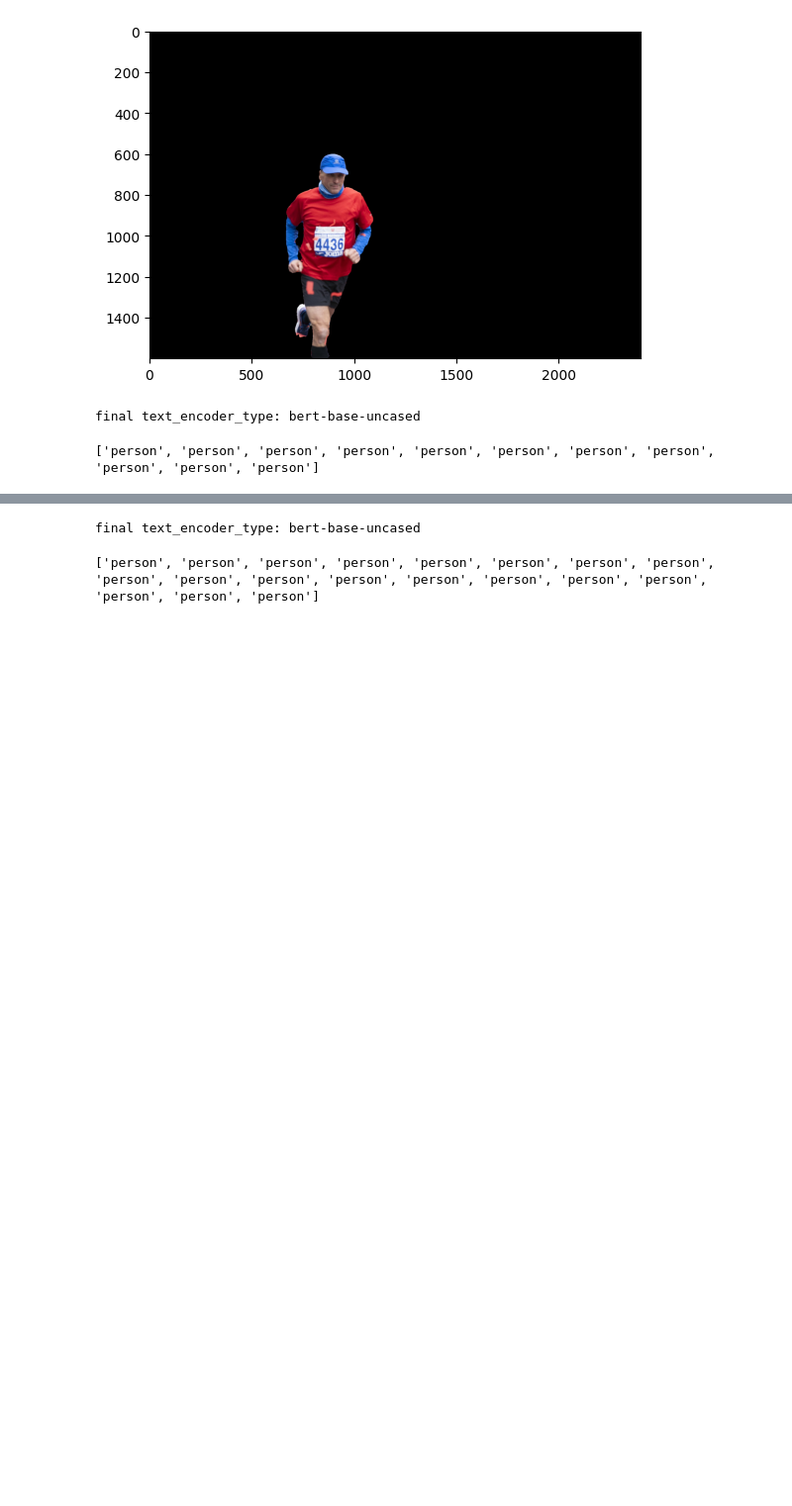
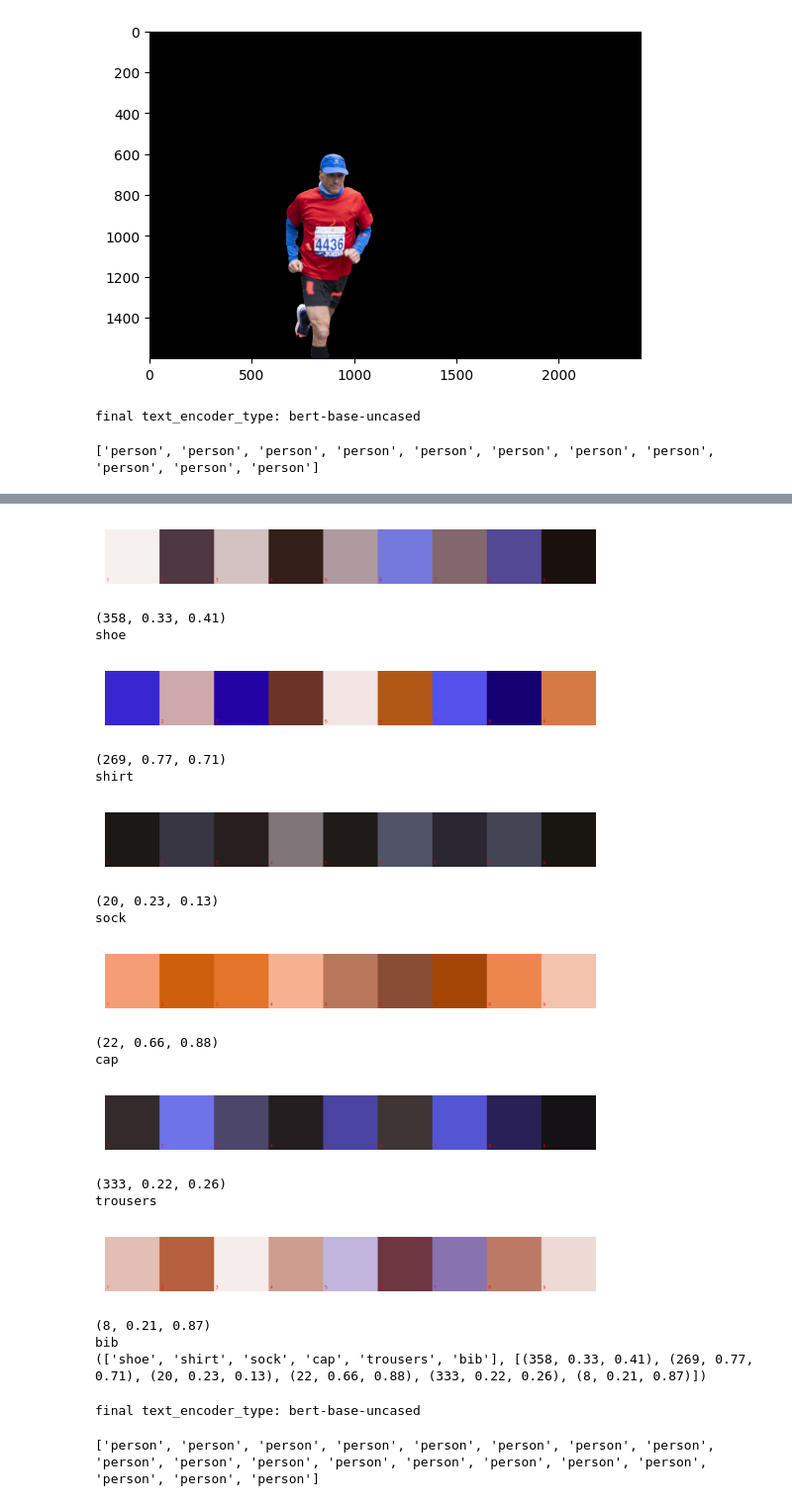
Before and after one commit to clement-gh/projetIA, a Jupyter notebook: analyzer/testeur_de_fonctionnalité.ipynb, the cells around one changed output, grey strips where cells are left out. Shown at 99% size. Saved outputs shown, nothing was run; the diff lists cells and outputs as text; code cells hidden in the pictures; blank space fills up the shorter version.

```diff
--- a/analyzer/testeur_de_fonctionnalité.ipynb
+++ b/analyzer/testeur_de_fonctionnalité.ipynb
@@ -496,3 +564,28 @@ AttributeError: 'Image' object has no attribute 'type'
+# %%
+# creer une personne grace au model
+from model import *
+
+new_person =cre
+# %% [output]
+[figure, added]
+(358, 0.33, 0.41)
+shoe
+[figure, added]
+(269, 0.77, 0.71)
+shirt
+[figure, added]
+(20, 0.23, 0.13)
+sock
+[figure, added]
+(22, 0.66, 0.88)
+cap
+[figure, added]
+(333, 0.22, 0.26)
+trousers
+[figure, added]
+(8, 0.21, 0.87)
+bib
+(['shoe', 'shirt', 'sock', 'cap', 'trousers', 'bib'], [(358, 0.33, 0.41), (269, 0.77, 0.71), (20, 0.23, 0.13), (22, 0.66, 0.88), (333, 0.22, 0.26), (8, 0.21, 0.87)])
 # %%
 text_prompt = ['person']
 annotated_image, segmented_image, detections, phrases = detect_and_segment(img, text_prompt)
```
Also changed, not shown: parts of 8 cells of this notebook, 4 other files.
